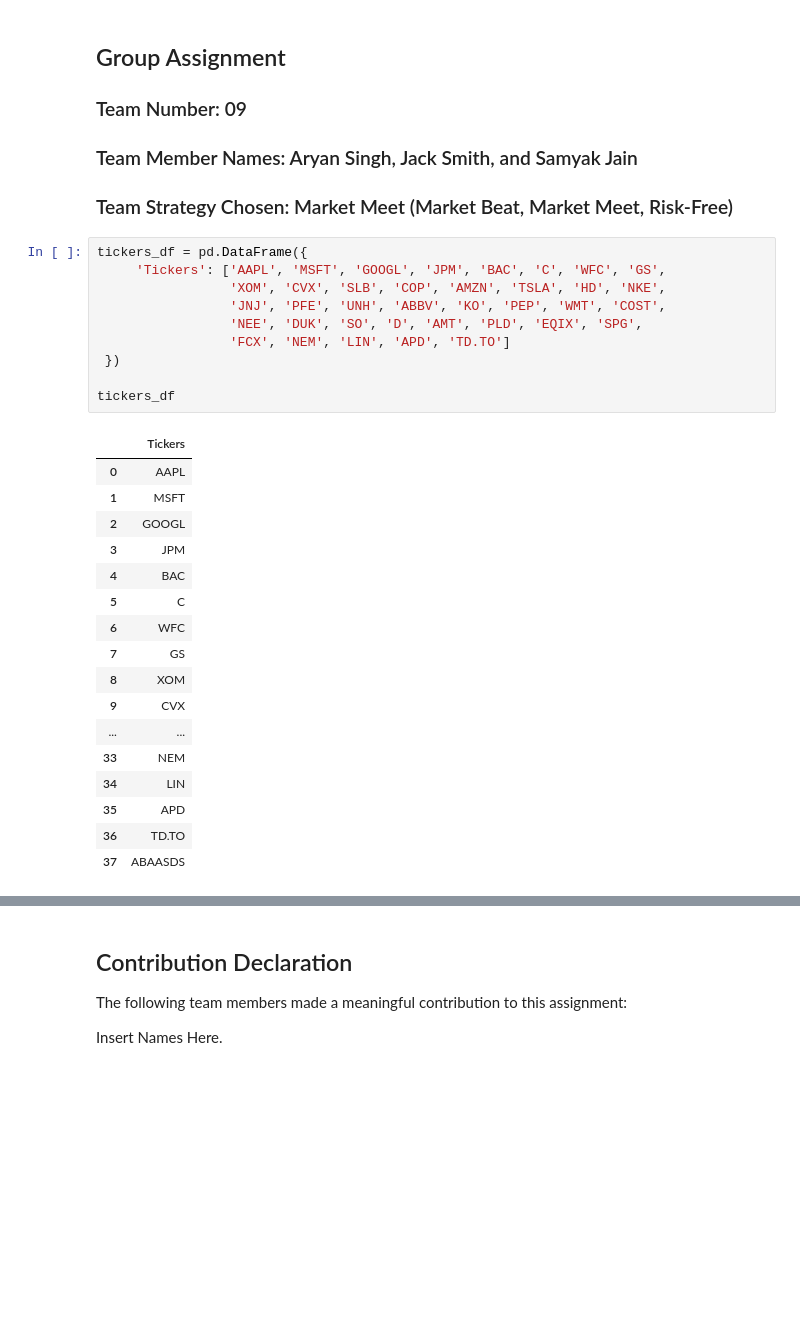
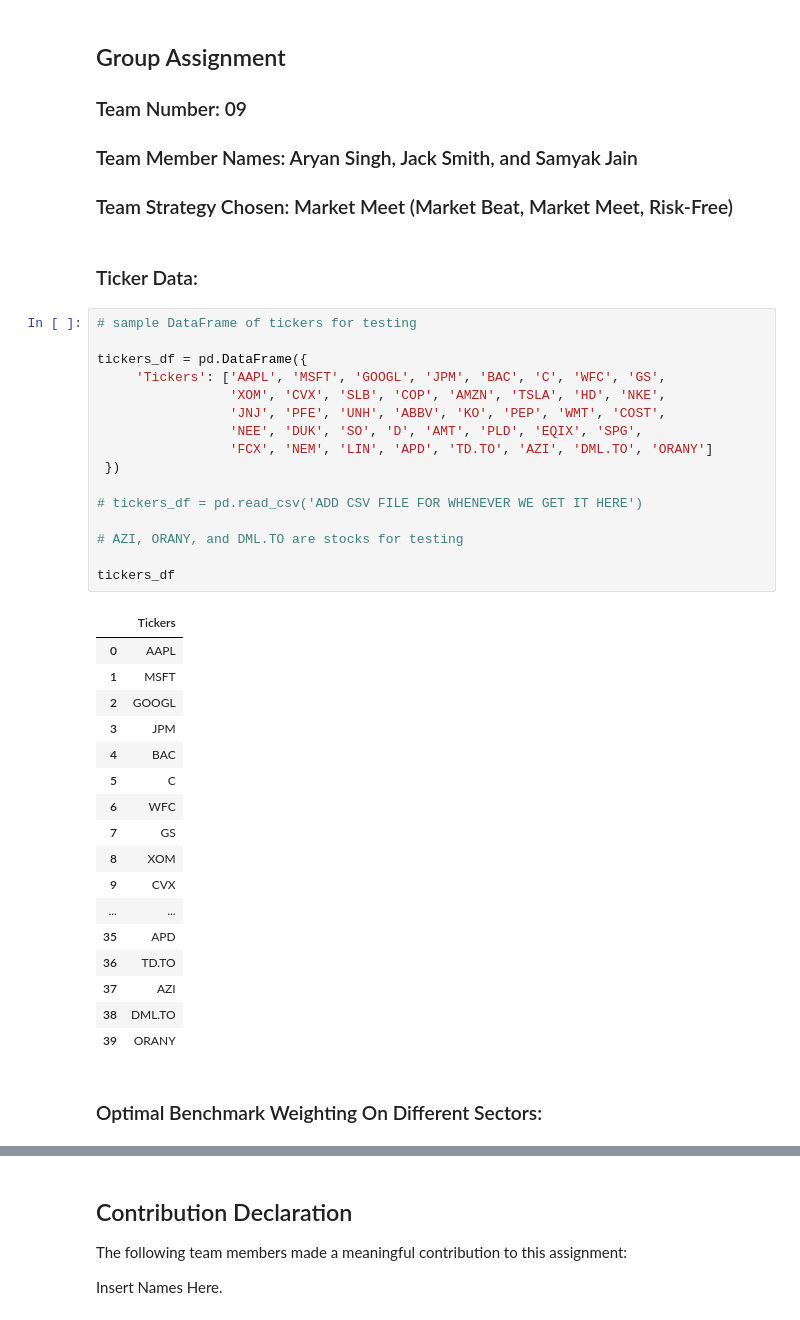
Before and after one commit to samyakj07/CFM-101-Final, a Jupyter notebook: Team_09_Assignment (1).ipynb, the cells around one changed output, grey strips where cells are left out. Drawn from its saved outputs; the diff is of its cells as text; blank space fills up the shorter version.

```diff
--- a/Team_09_Assignment (1).ipynb
+++ b/Team_09_Assignment (1).ipynb
@@ -17,34 +17,44 @@ from datetime import datetime
 ### Team Number: 09
 ### Team Member Names: Aryan Singh, Jack Smith, and Samyak Jain
 ### Team Strategy Chosen: Market Meet (Market Beat, Market Meet, Risk-Free)
+# %% [markdown]
+### Ticker Data:
 # %%
+# sample DataFrame of tickers for testing
+
 tickers_df = pd.DataFrame({
      'Tickers': ['AAPL', 'MSFT', 'GOOGL', 'JPM', 'BAC', 'C', 'WFC', 'GS',
                  'XOM', 'CVX', 'SLB', 'COP', 'AMZN', 'TSLA', 'HD', 'NKE',
                  'JNJ', 'PFE', 'UNH', 'ABBV', 'KO', 'PEP', 'WMT', 'COST',
                  'NEE', 'DUK', 'SO', 'D', 'AMT', 'PLD', 'EQIX', 'SPG',
-                 'FCX', 'NEM', 'LIN', 'APD', 'TD.TO']
+                 'FCX', 'NEM', 'LIN', 'APD', 'TD.TO', 'AZI', 'DML.TO', 'ORANY']
  })
 
+# tickers_df = pd.read_csv('ADD CSV FILE FOR WHENEVER WE GET IT HERE')
+
+# AZI, ORANY, and DML.TO are stocks for testing
+
 tickers_df
 # %% [output]
 |  | Tickers |
 | 0 | AAPL |
 | 1 | MSFT |
 | 2 | GOOGL |
 | 3 | JPM |
 | 4 | BAC |
 | 5 | C |
 | 6 | WFC |
 | 7 | GS |
 | 8 | XOM |
 | 9 | CVX |
 | ... | ... |
-| 33 | NEM |
-| 34 | LIN |
 | 35 | APD |
 | 36 | TD.TO |
-| 37 | ABAASDS |
+| 37 | AZI |
+| 38 | DML.TO |
+| 39 | ORANY |
+# %% [markdown]
+### Optimal Benchmark Weighting On Different Sectors:
 # %%
 # what the benchmark weighting on different sectors should be
 
```
Also changed, not shown: parts of 23 cells of this notebook.
